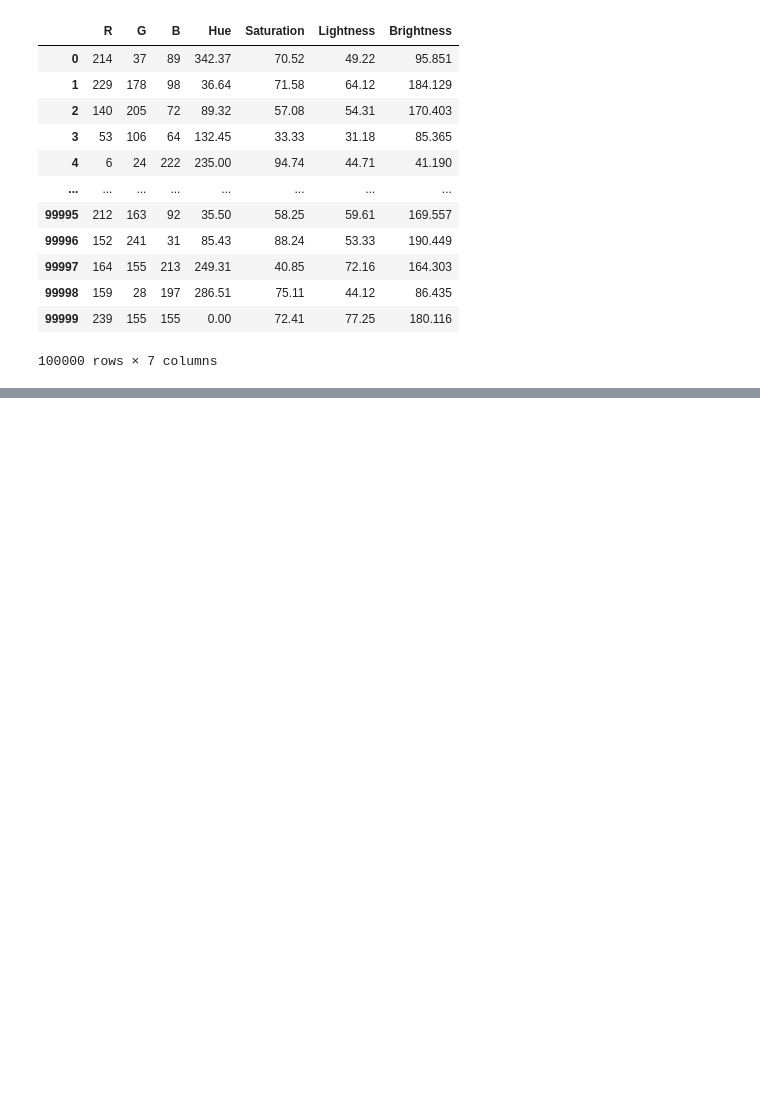
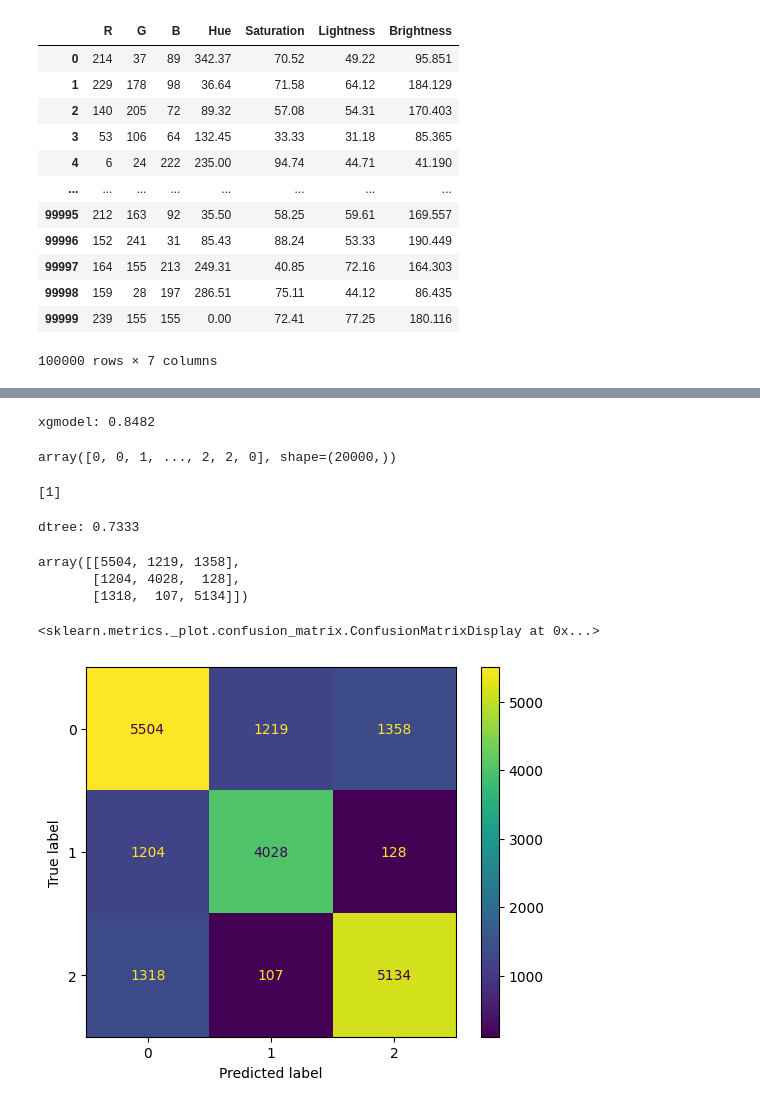
Before and after one commit to leepaul10/color_mood_predictor_ml, a Jupyter notebook: src/modeltraining.ipynb, the cells around one changed output, grey strips where cells are left out. Drawn from its saved outputs; the diff is of its cells as text; code cells hidden in the pictures; blank space fills up the shorter version.

```diff
--- a/src/modeltraining.ipynb
+++ b/src/modeltraining.ipynb
@@ -126,0 +378,7 @@ df
+# %%
+#Random forest
+from sklearn.ensemble import RandomForestClassifier
+rfmodel=RandomForestClassifier(n_estimators=500,max_depth=20,random_state=42)
+rfmodel.fit(xtrain, ytrainencode)
+ypred=rfmodel.predict(xtest)
+ypred
@@ -126,0 +396,7 @@ df
+# %%
+#Xgboost
+from xgboost import XGBClassifier
+xgmodel=XGBClassifier(objective="multi:softprob",num_class=3, eval_metric='mlogloss')
+xgmodel.fit(xtrain, ytrainencode)
+ypred=xgmodel.predict(xtest)
+ypred
@@ -126,0 +409,38 @@ df
+# %%
+from sklearn.metrics import accuracy_score
+print("xgmodel:",accuracy_score(ytestencode,ypred))
+# %% [output]
+xgmodel: 0.8482
+# %%
+from sklearn.tree import DecisionTreeClassifier
+dtreemodel = DecisionTreeClassifier(class_weight='balanced', random_state=42)
+dtreemodel.fit(xtrain, ytrainencode)
+ypred = dtreemodel.predict(xtest)
+ypred
+# %% [output]
+array([0, 0, 1, ..., 2, 2, 0], shape=(20000,))
+# %%
+print(dtreemodel.predict([[34,0,1,153.0,212,0]]))
+# %% [output]
+[1]
+# %%
+from sklearn.metrics import accuracy_score
+print("dtree:",accuracy_score(ytestencode,ypred))
+# %% [output]
+dtree: 0.7333
+# %%
+from sklearn.metrics import confusion_matrix
+cm=confusion_matrix(ytestencode,ypred)
+cm
+# %% [output]
+array([[5504, 1219, 1358],
+       [1204, 4028,  128],
+       [1318,  107, 5134]])
+# %%
+from sklearn.metrics import ConfusionMatrixDisplay
+label=['0','1','2']
+cmd=ConfusionMatrixDisplay(cm,display_labels=label)
+cmd.plot()
+# %% [output]
+<sklearn.metrics._plot.confusion_matrix.ConfusionMatrixDisplay at 0x...>
+[figure, added]
```
Also changed, not shown: parts of 30 cells of this notebook.
